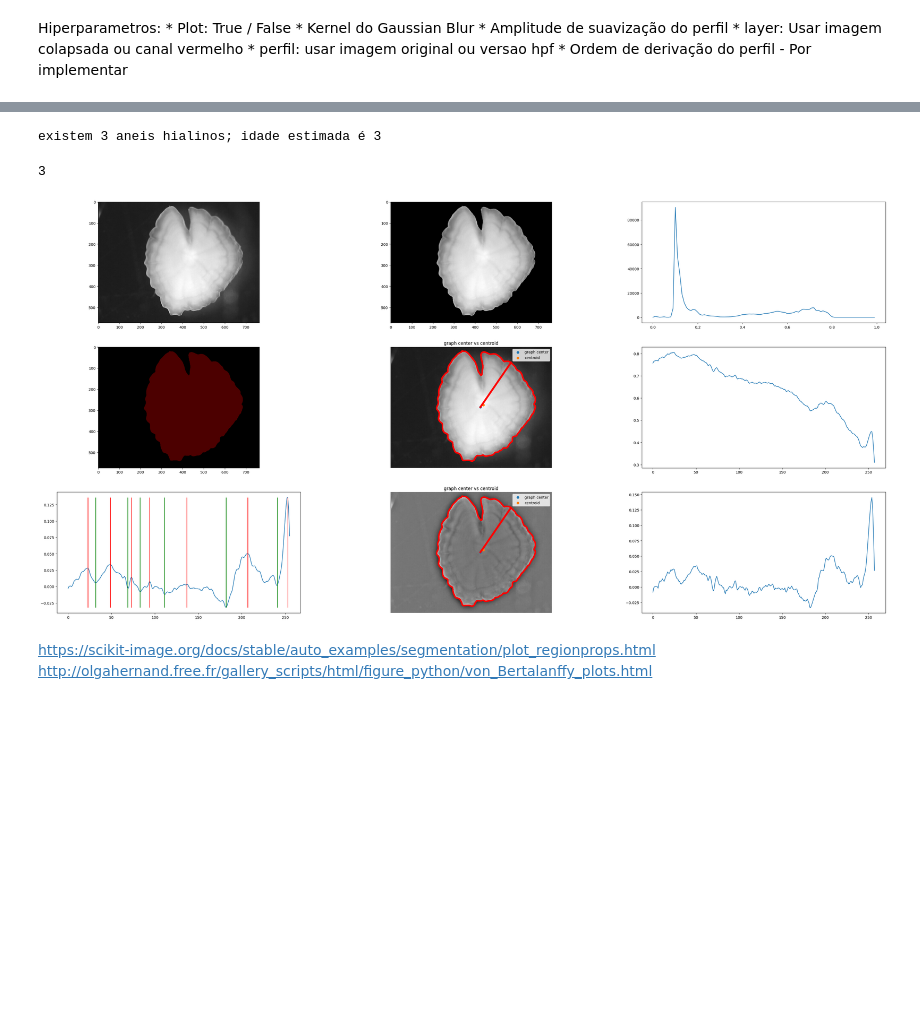
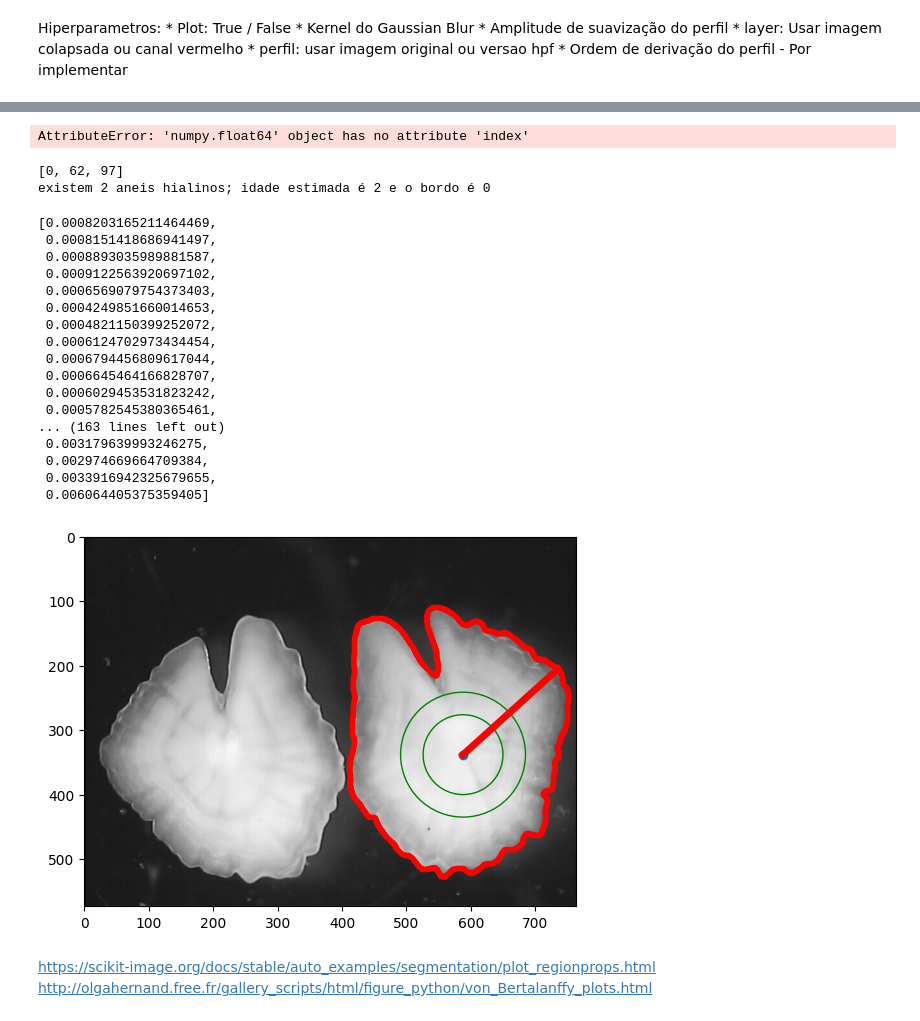
Before and after one commit to AJSRocha/msc_ds_vc, a Jupyter notebook: progress_report.ipynb, the cells around one changed output, grey strips where cells are left out. Drawn from its saved outputs; the diff is of its cells as text; code cells hidden in the pictures; blank space fills up the shorter version.

Commit message:
funcao melhorada; falta perfis

```diff
--- a/progress_report.ipynb
+++ b/progress_report.ipynb
@@ -275,9 +324,36 @@ def processador(imagem, plot:bool=True, semester = 'S1', kernel:int = 101, smoot
+# %%
+temp2 = [temp[i]*(1/temp)]
+# %% [output]
+AttributeError: 'numpy.float64' object has no attribute 'index'
 # %%
-processador(io.imread(('photos/bios/'+dados['file'][300])), True)
+processador(io.imread(('photos/bios/'+dados['file'][100])),
+            plot=False,
+            plot_aneis=True,
+            layer = 'raw',
+            perfil = 'raw',
+            kernel = 101,
+            smooth = 20)
 # %% [output]
-existem 3 aneis hialinos; idade estimada é 3
+[0, 62, 97]
+existem 2 aneis hialinos; idade estimada é 2 e o bordo é 0
-3
+[0.0008203165211464469,
+ 0.0008151418686941497,
+ 0.0008893035989881587,
+ 0.0009122563920697102,
+ 0.0006569079754373403,
+ 0.0004249851660014653,
+ 0.0004821150399252072,
+ 0.0006124702973434454,
+ 0.0006794456809617044,
+ 0.0006645464166828707,
+ 0.0006029453531823242,
+ 0.0005782545380365461,
+... (163 lines left out)
+ 0.003179639993246275,
+ 0.002974669664709384,
+ 0.0033916942325679655,
+ 0.006064405375359405]
-[figure, old version]
+[figure, new version]
 # %% [markdown]
 https://scikit-image.org/docs/stable/auto_examples/segmentation/plot_regionprops.html
 http://olgahernand.free.fr/gallery_scripts/html/figure_python/von_Bertalanffy_plots.html
```
Also changed, not shown: parts of 3 cells of this notebook, 2 other files.
